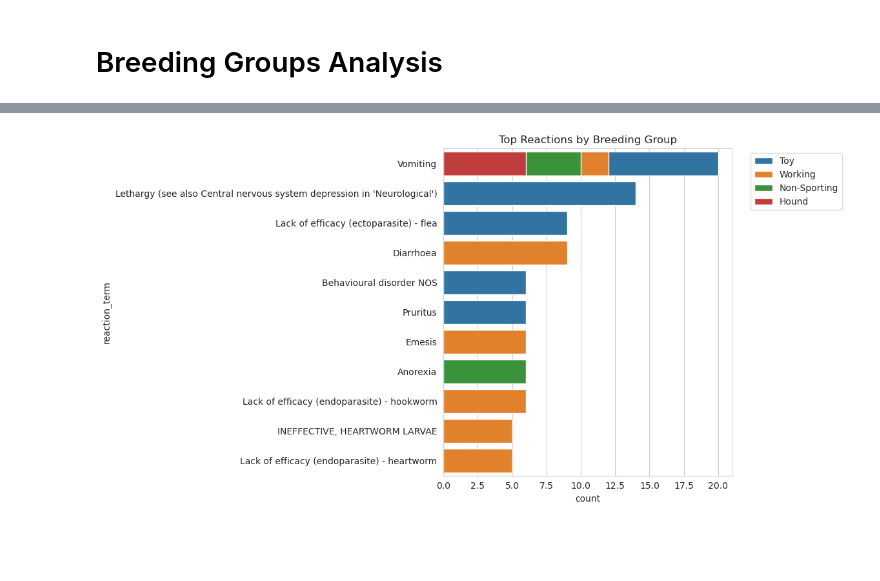
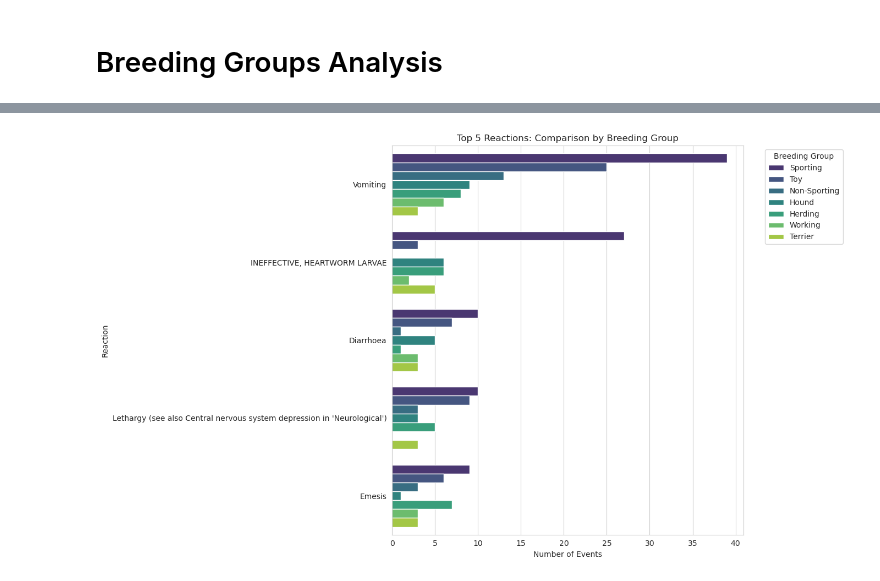
Before and after one commit to MK-Dev-Coder/BUSINESS-INTELLIGENCE-Project, a Jupyter notebook: analysis.ipynb, the cells around one changed output, grey strips where cells are left out. Saved outputs shown, nothing was run; the diff lists cells and outputs as text; code cells hidden in the pictures; blank space fills up the shorter version.

```diff
--- a/analysis.ipynb
+++ b/analysis.ipynb
@@ -7,19 +7,15 @@ import matplotlib.pyplot as plt
 import seaborn as sns
 import os
 
+# Configuration
+DB_FILE = os.path.join("data", "processed", "warehouse.db")
 
-# Set a nice visual style for the plots
+# Setup Plotting
+%matplotlib inline
 sns.set_style("whitegrid")
 plt.rcParams['figure.figsize'] = (12, 6)
 
-# Configuration
-DB_FILE = os.path.join("data", "processed", "warehouse.db")
-
 def get_conn():
-    """Creates a connection to the sqlite database."""
-    # Check if file exists to prevent confusion
-    if not os.path.exists(DB_FILE):
-        print(f"WARNING: Database file not found at {os.path.abspath(DB_FILE)}")
     return sqlite3.connect(DB_FILE)
 # %% [markdown]
 # Reaction by breed
@@ -190,46 +182,48 @@ else:
 conn = get_conn()
 
 # 1. Fetch Data
-events_df = pd.read_sql_query("SELECT event_id, breed FROM events WHERE breed IS NOT NULL", conn)
-breeds_df = pd.read_sql_query("SELECT breed_name, breeding_group FROM breed_info WHERE breeding_group IS NOT NULL", conn)
-reactions_df = pd.read_sql_query("SELECT event_id, reaction_term FROM reactions", conn)
+query = """
+SELECT
+    a.breeding_group,
+    r.reaction_term,
+    COUNT(DISTINCT f.event_id) as count
+FROM fact_analysis f
+JOIN dim_animal a ON f.animal_key = a.animal_key
+JOIN dim_reaction r ON f.reaction_key = r.reaction_key
+WHERE a.breeding_group IS NOT NULL
+  AND a.breeding_group != 'Unknown'
+  AND a.breeding_group != 'None'
+GROUP BY a.breeding_group, r.reaction_term
+ORDER BY count DESC
+"""
+df_breeding = pd.read_sql_query(query, conn)
 conn.close()
 
-# 2. Define Matching Logic
-# Pre-convert to lower case to speed up the loop slightly
-breeds_df['breed_name_lower'] = breeds_df['breed_name'].str.lower()
+# 2. Filter for a cleaner plot (Top 5 Reactions only)
+if not df_breeding.empty:
+    top_reactions = df_breeding.groupby('reaction_term')['count'].sum().nlargest(5).index
+    filtered_df = df_breeding[df_breeding['reaction_term'].isin(top_reactions)]
 
-def find_group(fda_breed):
-    if not isinstance(fda_breed, str): return "Unknown"
-    fda_breed_norm = fda_breed.lower()
+    print("Top Reactions by Breeding Group:")
+    display(filtered_df.sort_values(['reaction_term', 'count'], ascending=False).head(10))
 
-    # Check against breed list
-    for _, row in breeds_df.iterrows():
-        if row['breed_name_lower'] in fda_breed_norm:
-            return row['breeding_group']
-    return "Unknown"
+    plt.figure(figsize=(14, 8))
+    # dodge=True makes the bars stand side-by-side
+    sns.barplot(
+        data=filtered_df,
+        x='count',
+        y='reaction_term',
+        hue='breeding_group',
+        dodge=True,
+        palette='viridis'
+    )
 
-print("Categorizing breeds (this may take a moment)...")
-events_df['breeding_group'] = events_df['breed'].apply(find_group)
-
-# 3. Merge and Count
-merged = pd.merge(events_df, reactions_df, on='event_id')
-group_counts = merged.groupby(['breeding_group', 'reaction_term']).size().reset_index(name='count')
-group_counts = group_counts.sort_values('count', ascending=False)
-
-print("\nTop Reactions by Breeding Group:")
-display(group_counts.head(10))
-
-# 4. Plot
-top_groups = group_counts[group_counts['breeding_group'] != 'Unknown'].head(15)
-
-if not top_groups.empty:
-    plt.figure(figsize=(12, 6))
-    sns.barplot(data=top_groups, x='count', y='reaction_term', hue='breeding_group', dodge=False)
-    plt.title('Top Reactions by Breeding Group')
-    plt.legend(bbox_to_anchor=(1.05, 1), loc='upper left')
+    plt.title('Top 5 Reactions: Comparison by Breeding Group')
+    plt.xlabel('Number of Events')
+    plt.ylabel('Reaction')
+    plt.legend(title='Breeding Group', bbox_to_anchor=(1.05, 1), loc='upper left')
     plt.tight_layout()
     plt.show()
 else:
-    print("Not enough known breeding group data to plot.")
+    print("Not enough data to plot.")
 # %% [output]
@@ -250 +242 @@ Top Reactions by Breeding Group:
-[figure, old version]
+[figure, new version]
```
Also changed, not shown: parts of 8 cells of this notebook, 3 other files.
